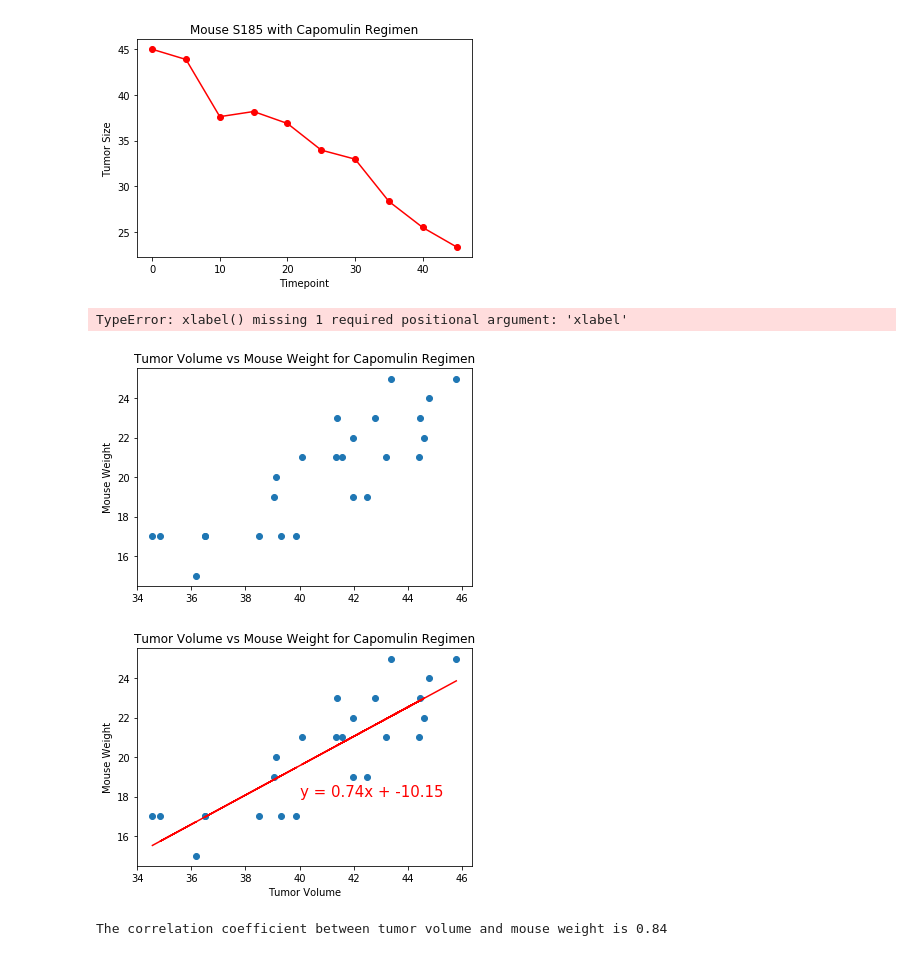
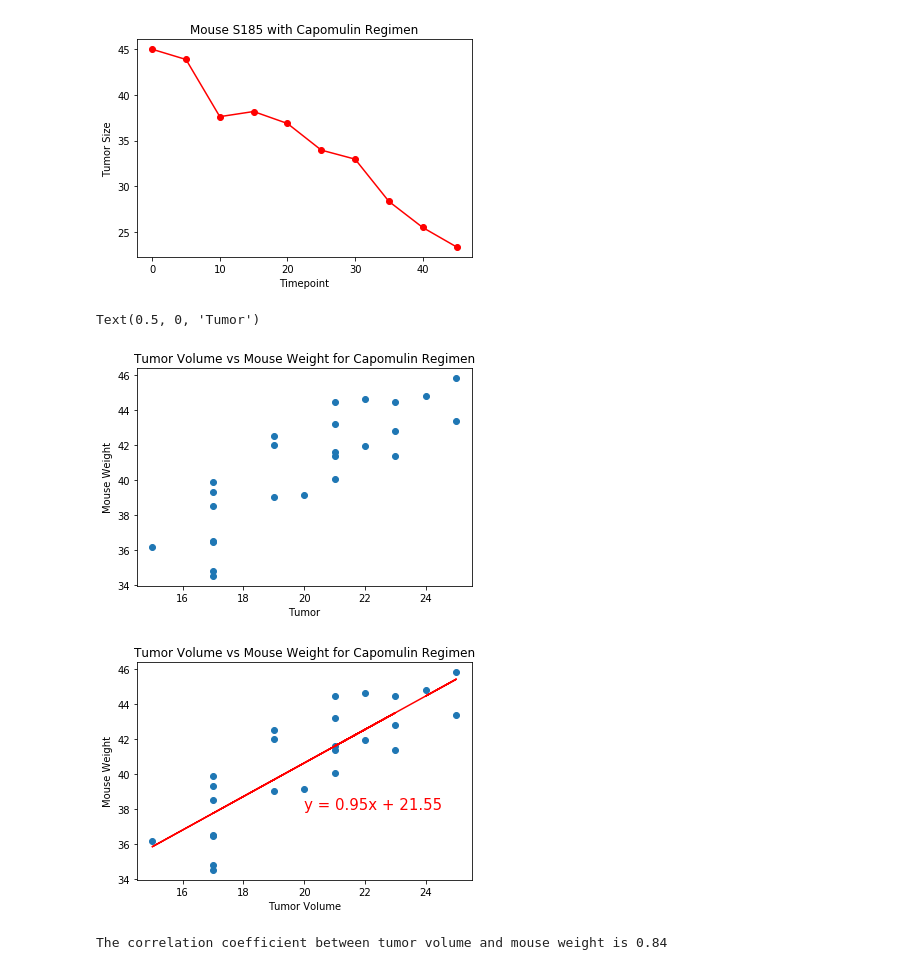
Before and after one commit to ballardcharles/matplotlib-challenge, a Jupyter notebook: Pymaceuticals/Pymaceuticals_Challenge.ipynb, the cells around one changed output. Cells and saved outputs as stored; diff of their text form; code cells hidden in the pictures.

Commit message:
updated code to fix lower and upper bound calulations and changed x & y axis data for scatter plots

```diff
--- a/Pymaceuticals/Pymaceuticals_Challenge.ipynb
+++ b/Pymaceuticals/Pymaceuticals_Challenge.ipynb
@@ -274,46 +280,46 @@ plt.show()
 # %%
 # Generate a scatter plot of average tumor volume vs. mouse weight for the Capomulin regimen
 
 mouse_id = ['s185', 'x401', 'm601', 'f966', 'u364', 'y793', 'r554', 'm957',
        't565', 'i738', 'w914', 'g288', 'l897', 'b742', 'b128', 'j246',
        'j119', 'w150', 'v923', 'g316', 's710', 'l509', 'r944', 'i557',
        'r157']
 avg_tumor_list = []
 mouse_weight_list = []
 
 for mouse in mouse_id:
 
     mouse_df = clean_mouse_df.loc[clean_mouse_df['Mouse ID'] == mouse]
 
     avg_tumor_vol = mouse_df['Tumor Volume (mm3)'].mean()
     avg_tumor_list.append(avg_tumor_vol)
 
     weight_df = last_tp_clean.loc[last_tp_clean['Mouse ID'] == mouse]
     mouse_weight =  weight_df['Weight (g)'].values[0]
     mouse_weight_list.append(mouse_weight)
 
 
 Capomulin_df = pd.DataFrame({'Mouse ID':mouse_id,
                             'Avg Tumor Vol':avg_tumor_list,
                             'Weight (g)':mouse_weight_list})
 
-plt.scatter(avg_tumor_list, mouse_weight_list)
+plt.scatter(mouse_weight_list,avg_tumor_list)
 plt.title('Tumor Volume vs Mouse Weight for Capomulin Regimen')
 plt.ylabel('Mouse Weight')
-plt.xlabel()
+plt.xlabel('Tumor')
 # %% [output]
-TypeError: xlabel() missing 1 required positional argument: 'xlabel'
+Text(0.5, 0, 'Tumor')
-[figure, old version]
+[figure, new version]
 # %%
 # Calculate the correlation coefficient and linear regression model
 # for mouse weight and average tumor volume for the Capomulin regimen
 
-(slope, intercept, rvalue, pvalue, stderr) = linregress(avg_tumor_list, mouse_weight_list)
-regress_values = np.array(avg_tumor_list) * slope + intercept
+(slope, intercept, rvalue, pvalue, stderr) = linregress(mouse_weight_list,avg_tumor_list)
+regress_values = np.array(mouse_weight_list) * slope + intercept
 line_eq = "y = " + str(round(slope,2)) + "x + " + str(round(intercept,2))
-plt.scatter(avg_tumor_list, mouse_weight_list)
-plt.plot(avg_tumor_list,regress_values,"r-")
-plt.annotate(line_eq,(40,18),fontsize=15,color="red")
+plt.scatter(mouse_weight_list,avg_tumor_list)
+plt.plot(mouse_weight_list,regress_values,"r-")
+plt.annotate(line_eq,(20,38),fontsize=15,color="red")
 plt.title('Tumor Volume vs Mouse Weight for Capomulin Regimen')
 plt.ylabel('Mouse Weight')
 plt.xlabel('Tumor Volume')
@@ -321,5 +327,5 @@ plt.xlabel('Tumor Volume')
 plt.show()
 print(f"The correlation coefficient between tumor volume and mouse weight is {round(st.pearsonr(avg_tumor_list, mouse_weight_list)[0],2)}")
 # %% [output]
-[figure, old version]
+[figure, new version]
 The correlation coefficient between tumor volume and mouse weight is 0.84
```
Also changed, not shown: parts of 1 cell of this notebook.
